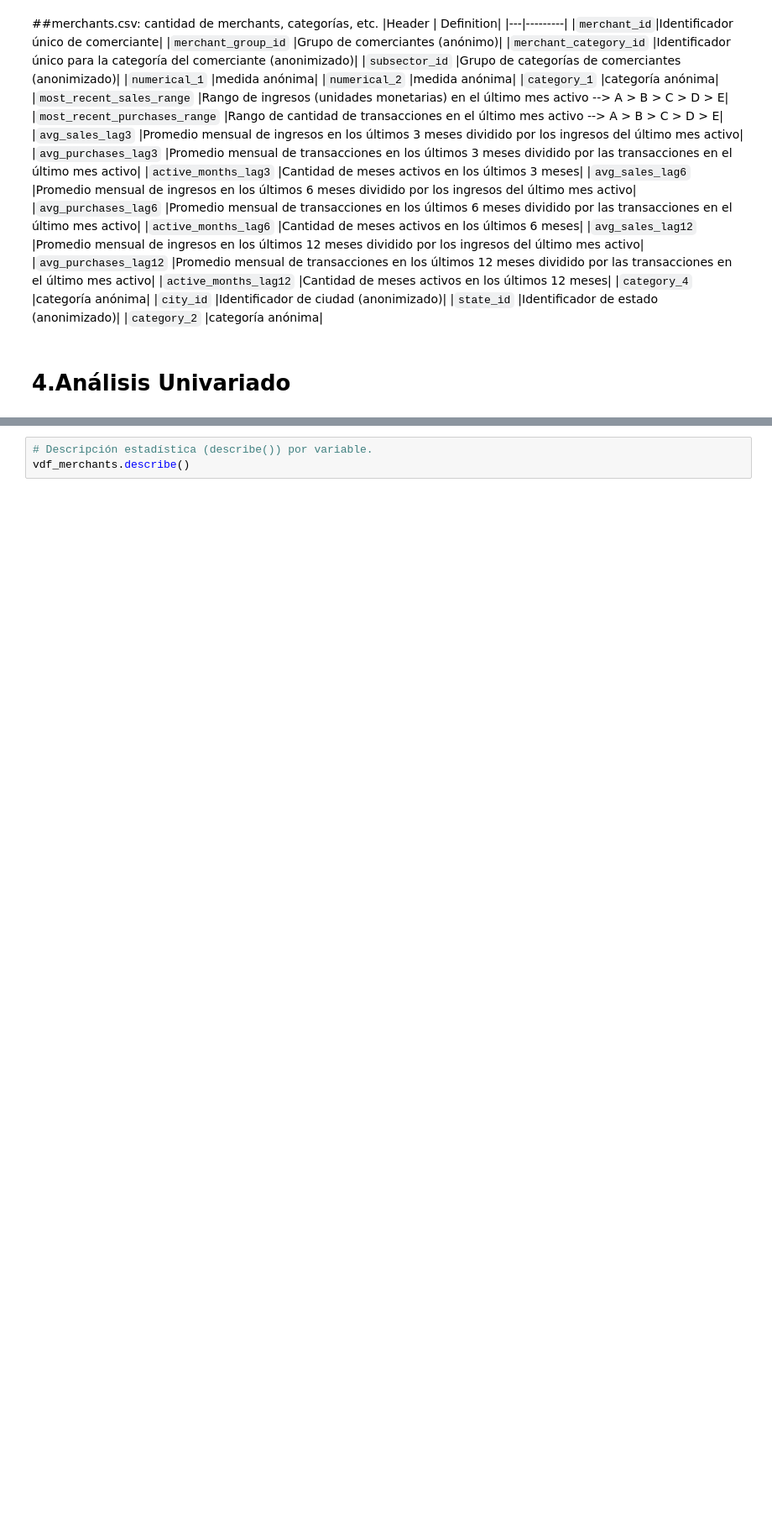
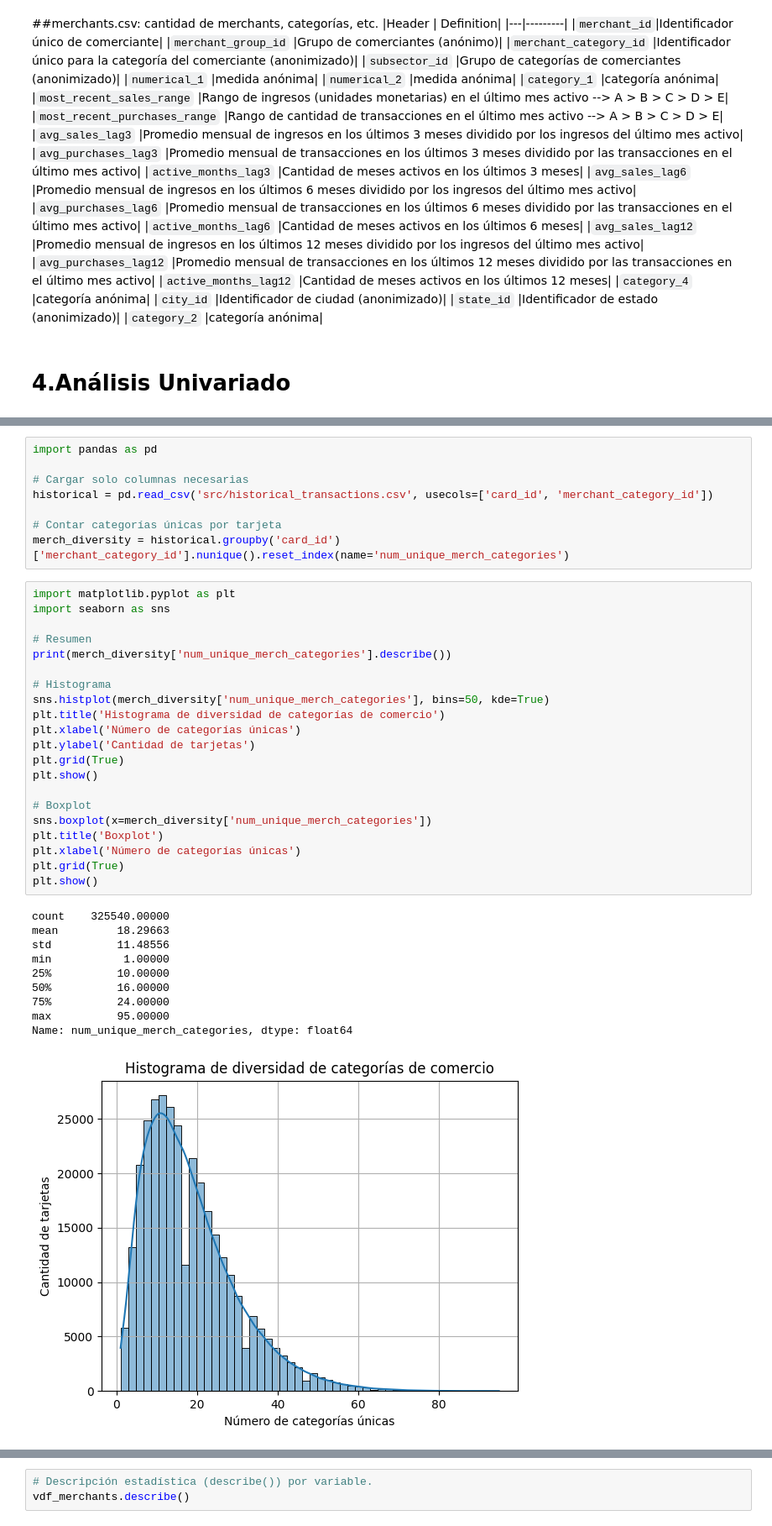
Before and after one commit to paulsantillan787/elo-data-mining, a Jupyter notebook: Comprension_de_datos_v1.ipynb, the cells around one changed output, grey strips where cells are left out. Shown at 84% size. Cells and saved outputs as stored; diff of their text form; blank space fills up the shorter version.

```diff
--- a/Comprension_de_datos_v1.ipynb
+++ b/Comprension_de_datos_v1.ipynb
@@ -227,0 +317,40 @@ vdf_merchants.head()
+# %%
+import pandas as pd
+
+# Cargar solo columnas necesarias
+historical = pd.read_csv('src/historical_transactions.csv', usecols=['card_id', 'merchant_category_id'])
+
+# Contar categorías únicas por tarjeta
+merch_diversity = historical.groupby('card_id')['merchant_category_id'].nunique().reset_index(name='num_unique_merch_categories')
+# %%
+import matplotlib.pyplot as plt
+import seaborn as sns
+
+# Resumen
+print(merch_diversity['num_unique_merch_categories'].describe())
+
+# Histograma
+sns.histplot(merch_diversity['num_unique_merch_categories'], bins=50, kde=True)
+plt.title('Histograma de diversidad de categorías de comercio')
+plt.xlabel('Número de categorías únicas')
+plt.ylabel('Cantidad de tarjetas')
+plt.grid(True)
+plt.show()
+
+# Boxplot
+sns.boxplot(x=merch_diversity['num_unique_merch_categories'])
+plt.title('Boxplot')
+plt.xlabel('Número de categorías únicas')
+plt.grid(True)
+plt.show()
+# %% [output]
+count    325540.00000
+mean         18.29663
+std          11.48556
+min           1.00000
+25%          10.00000
+50%          16.00000
+75%          24.00000
+max          95.00000
+Name: num_unique_merch_categories, dtype: float64
+[figure, added]
```
Also changed, not shown: parts of 51 cells of this notebook.
